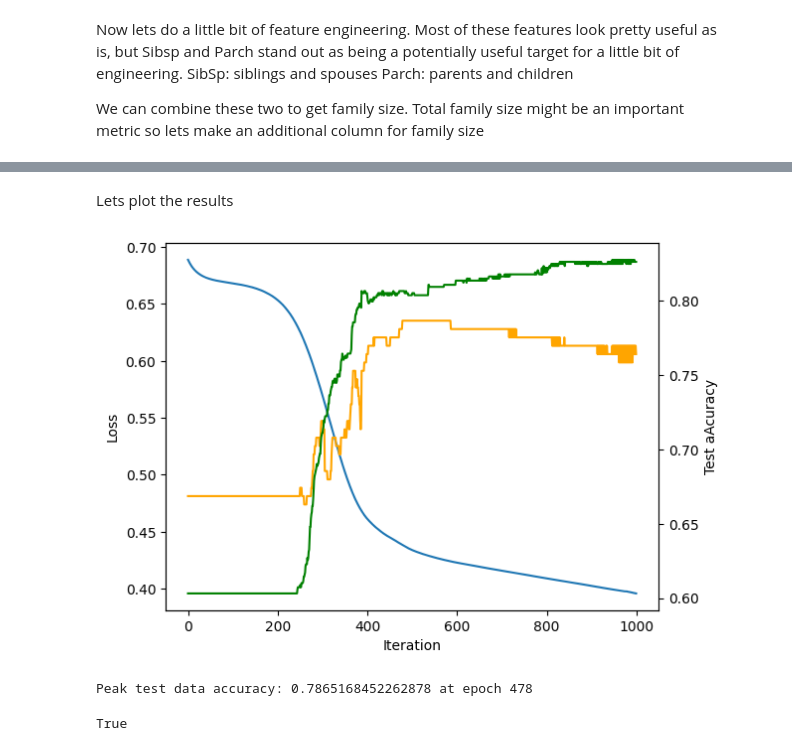
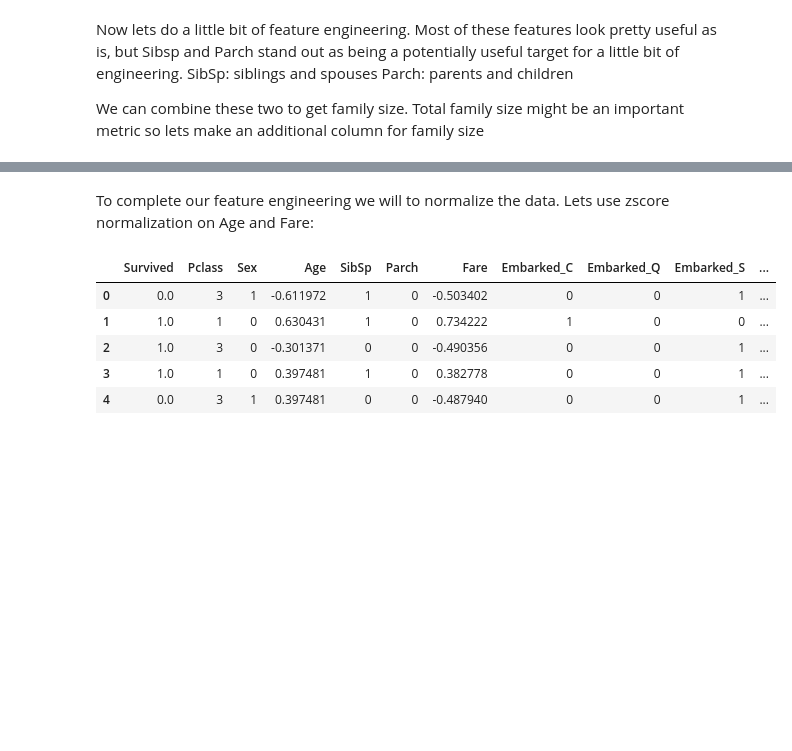
Before and after one commit to NigelBess/Titanic, a Jupyter notebook: attempt0.ipynb, the cells around one changed output, grey strips where cells are left out. Cells and saved outputs as stored; diff of their text form; code cells hidden in the pictures; blank space fills up the shorter version.

```diff
--- a/attempt0.ipynb
+++ b/attempt0.ipynb
@@ -210,10 +223,0 @@ To complete our feature engineering we will to normalize the data. Lets use zsco
-# %%
-from scipy.stats import zscore
-colsToNormalize = ["Age","Fare"]
-trainData[colsToNormalize] = trainData[colsToNormalize].apply(zscore)
-trainData.head()
-
-#drop age for now
-
-trainData = trainData.drop(columns=["Age"])
-trainData.head()
@@ -432,23 +224,19 @@ NVIDIA GeForce GTX 1080
-# %% [markdown]
-Lets plot the results
-# %%
-fig = plt.figure()
-ax = plt.gca()
-ax.plot(epochs,losses)
-ax2 = ax.twinx()
-ax2.plot(epochs,testAccuracies,color="orange")
-ax2.plot(epochs,trainAccuracies,color="green")
-ax.set_ylabel("Loss")
-ax2.set_ylabel("Test aAcuracy")
-ax.set_xlabel("Iteration")
-plt.show()
-
-maxIndex = np.argmax(testAccuracies)
-print(f"Peak test data accuracy: {testAccuracies[maxIndex]} at epoch {maxIndex}")
-# %% [output]
-[figure, removed]
-Peak test data accuracy: 0.7865168452262878 at epoch 478
-# %%
-print(weights.requires_grad)
-# %% [output]
-True
+# %% [markdown]
+To complete our feature engineering we will to normalize the data. Lets use zscore normalization on Age and Fare:
+# %%
+colsToNormalize = ["Age","Fare"]
+scalers = {}
+for col in colsToNormalize:
+    scaler = StandardScaler()
+    scalers[col] = scaler
+    colData = trainData[col].values.reshape(-1,1)
+    scaler.fit(colData)
+    trainData[col] = scaler.transform(colData)
+trainData.head()
+# %% [output]
+|  | Survived | Pclass | Sex | Age | SibSp | Parch | Fare | Embarked_C | Embarked_Q | Embarked_S | ... |
+| 0 | 0.0 | 3 | 1 | -0.611972 | 1 | 0 | -0.503402 | 0 | 0 | 1 | ... |
+| 1 | 1.0 | 1 | 0 | 0.630431 | 1 | 0 | 0.734222 | 1 | 0 | 0 | ... |
+| 2 | 1.0 | 3 | 0 | -0.301371 | 0 | 0 | -0.490356 | 0 | 0 | 1 | ... |
+| 3 | 1.0 | 1 | 0 | 0.397481 | 1 | 0 | 0.382778 | 0 | 0 | 1 | ... |
+| 4 | 0.0 | 3 | 1 | 0.397481 | 0 | 0 | -0.487940 | 0 | 0 | 1 | ... |
```
Also changed, not shown: parts of 55 cells of this notebook, 5 other files.
